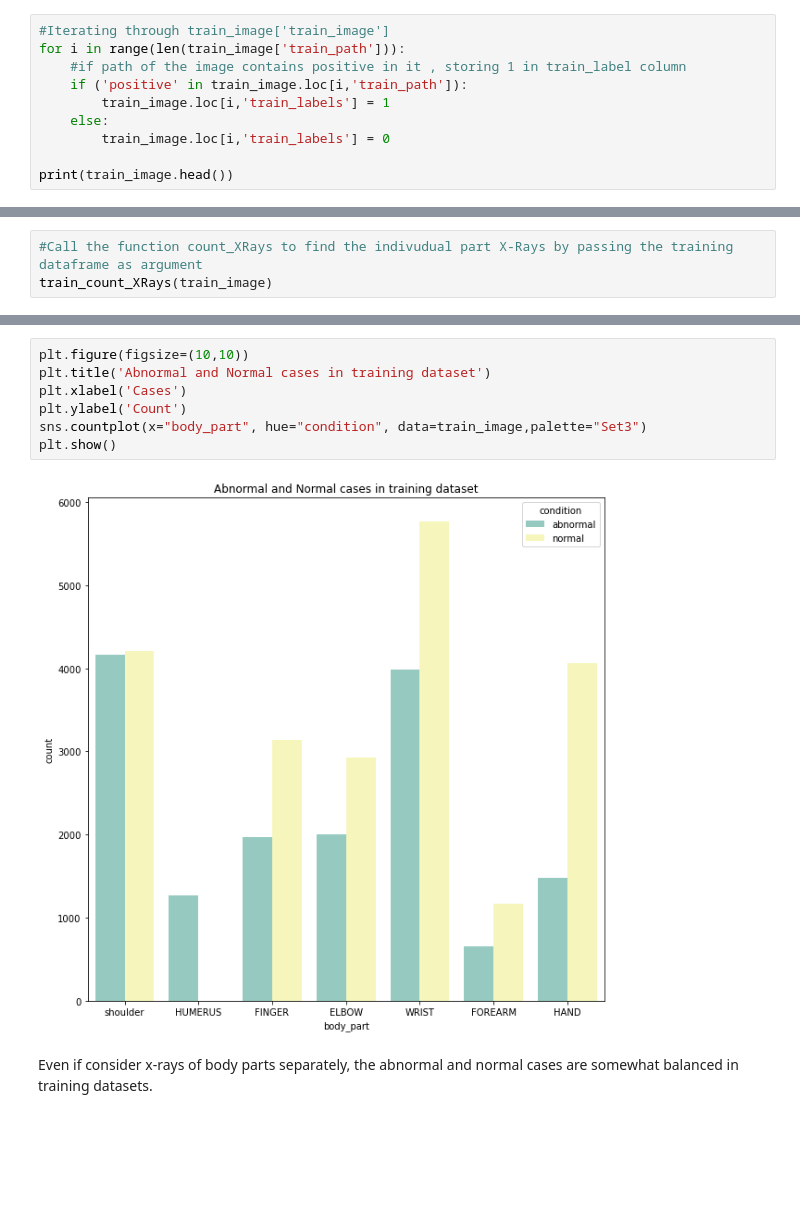
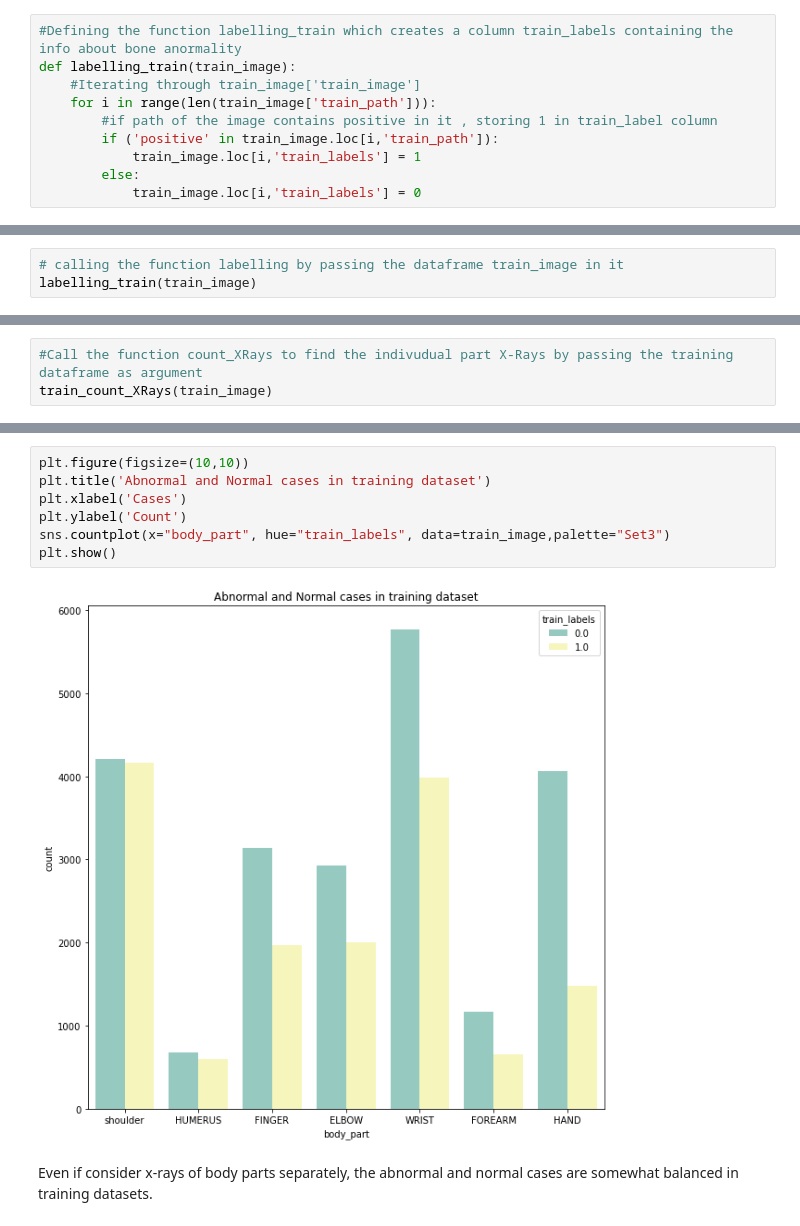
Before and after one commit to umamohantm/springboard, a Jupyter notebook: Capstone 2/Capstone _3_Data_Wrangling_and_EDA.ipynb, the cells around one changed output, grey strips where cells are left out. Saved outputs shown, nothing was run; the diff lists cells and outputs as text; blank space fills up the shorter version.

```diff
--- a/Capstone 2/Capstone _3_Data_Wrangling_and_EDA.ipynb
+++ b/Capstone 2/Capstone _3_Data_Wrangling_and_EDA.ipynb
@@ -296,12 +296,12 @@ valid_labelled dataframe is not labelled for each image. Actually the images are
 # %% [markdown]
 Creating a column train_labels based
 # %%
-#Iterating through train_image['train_image']
-for i in range(len(train_image['train_path'])):
-    #if path of the image contains positive in it , storing 1 in train_label column
-    if ('positive' in train_image.loc[i,'train_path']):
-        train_image.loc[i,'train_labels'] = 1
-    else:
-        train_image.loc[i,'train_labels'] = 0
-
-print(train_image.head())
+#Defining the function labelling_train which creates a column train_labels containing the info about bone anormality
+def labelling_train(train_image):
+    #Iterating through train_image['train_image']
+    for i in range(len(train_image['train_path'])):
+        #if path of the image contains positive in it , storing 1 in train_label column
+        if ('positive' in train_image.loc[i,'train_path']):
+            train_image.loc[i,'train_labels'] = 1
+        else:
+            train_image.loc[i,'train_labels'] = 0
@@ -314,0 +308,3 @@ print(train_image.head())
+# %%
+# calling the function labelling by passing the dataframe train_image in it
+labelling_train(train_image)
@@ -445,12 +429,12 @@ train_image.head()
 # %%
 plt.figure(figsize=(10,10))
 plt.title('Abnormal and Normal cases in training dataset')
 plt.xlabel('Cases')
 plt.ylabel('Count')
-sns.countplot(x="body_part", hue="condition", data=train_image,palette="Set3")
+sns.countplot(x="body_part", hue="train_labels", data=train_image,palette="Set3")
 plt.show()
 # %% [output]
-[figure, old version]
+[figure, new version]
 # %% [markdown]
 Even if consider  x-rays of body parts separately, the abnormal and normal cases are somewhat balanced in training datasets.
 # %% [markdown]
```
Also changed, not shown: parts of 19 cells of this notebook.
